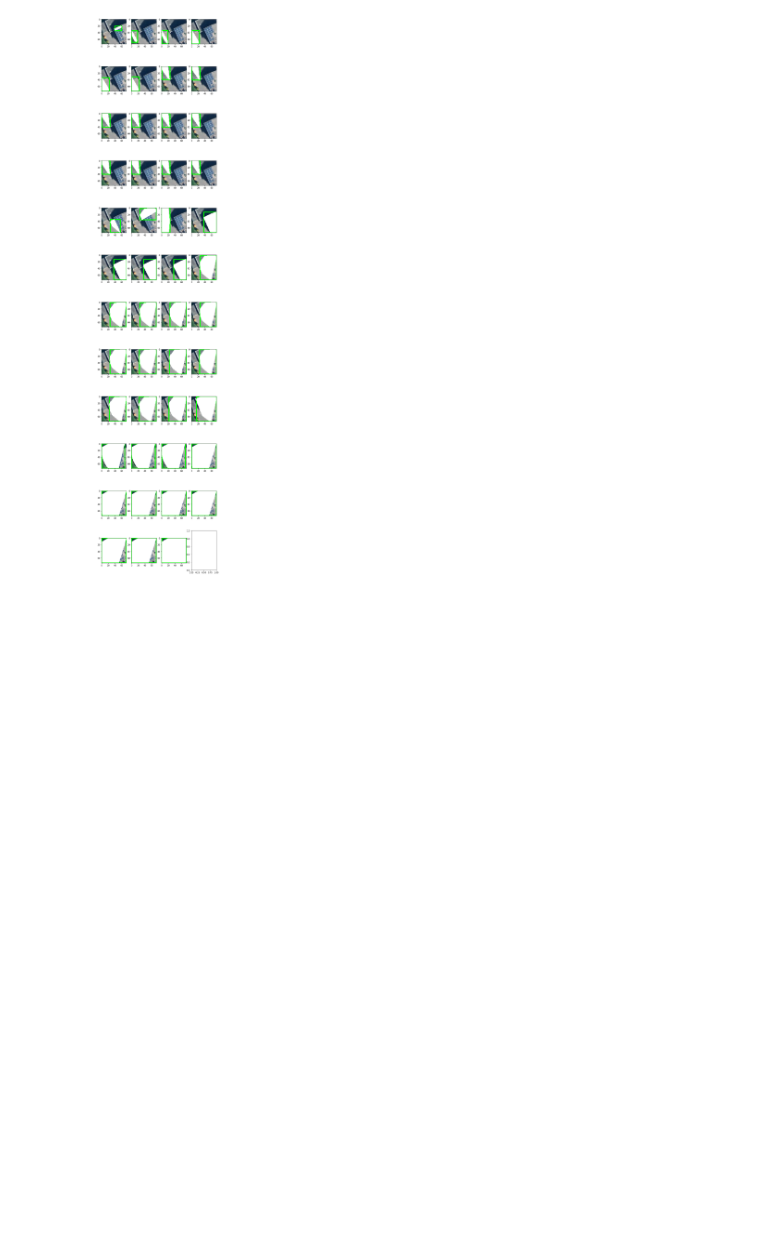
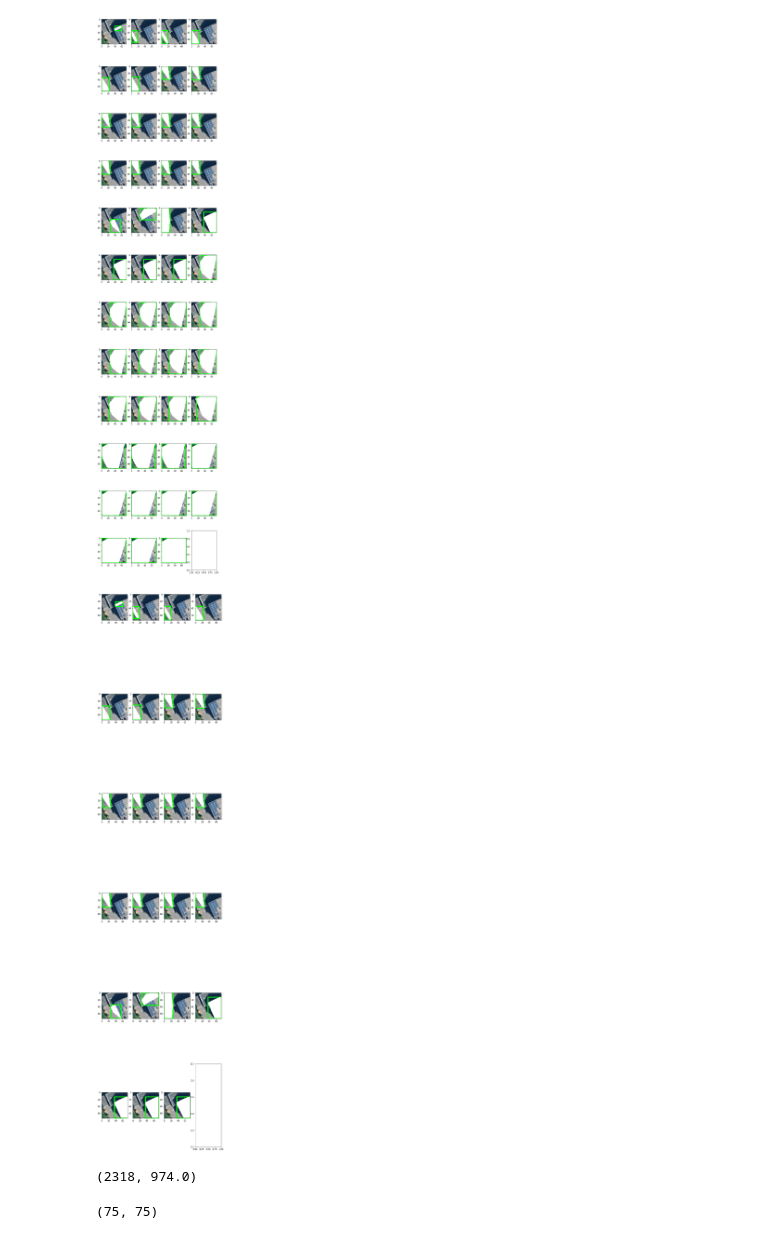
Before and after one commit to thinkpractice/DeepSolaris, a Jupyter notebook: MSER_features.ipynb, the cells around one changed output. Drawn from its saved outputs; the diff is of its cells as text; code cells hidden in the pictures; blank space fills up the shorter version.

Commit message:
Analyse histogram of mser region

```diff
--- a/MSER_features.ipynb
+++ b/MSER_features.ipynb
@@ -156,3 +156,44 @@ for mser in sorted_msers:
     c += 1
 # %% [output]
 [figure]
+# %%
+filtered_hulls = [hull for hull in sorted_hulls if bb_area(hull) <= 0.6 * gray.size]
+
+filtered_msers = []
+for hull in filtered_hulls:
+    vis = orig.copy()
+    x,y,w,h = cv.boundingRect(hull)
+    cv.rectangle(vis,(x,y),(x+w,y+h),(0,255,0),2)
+    cv.drawContours(vis, [hull], -1, (255,255,255), -1)
+    filtered_msers.append(vis)
+
+ncols = 4
+nrows = math.ceil(len(filtered_msers) / ncols)
+_, ax = plt.subplots(nrows, ncols, figsize=(10, 50))
+
+r = 0
+c = 0
+for mser in filtered_msers:
+    if c > 0 and c % ncols == 0:
+        r += 1
+        c = 0
+    ax[r, c].imshow(mser[:,:,::-1])
+    c += 1
+# %% [output]
+[figure, added]
+# %%
+hull = filtered_hulls[-1]
+
+epsilon = 0.1 * cv.arcLength(hull, True)
+polygon = cv.approxPolyDP(hull, epsilon, True)
+
+bb_area(hull), cv.contourArea(polygon)
+# %% [output]
+(2318, 974.0)
+# %%
+contour = filtered_hulls[-1]
+mask = np.zeros(orig.shape[0:2], dtype=np.uint8)
+cv.drawContours(mask, [contour], -1, (255,255,255), -1)
+mask.shape
+# %% [output]
+(75, 75)
```
Also changed, not shown: parts of 4 cells of this notebook.
